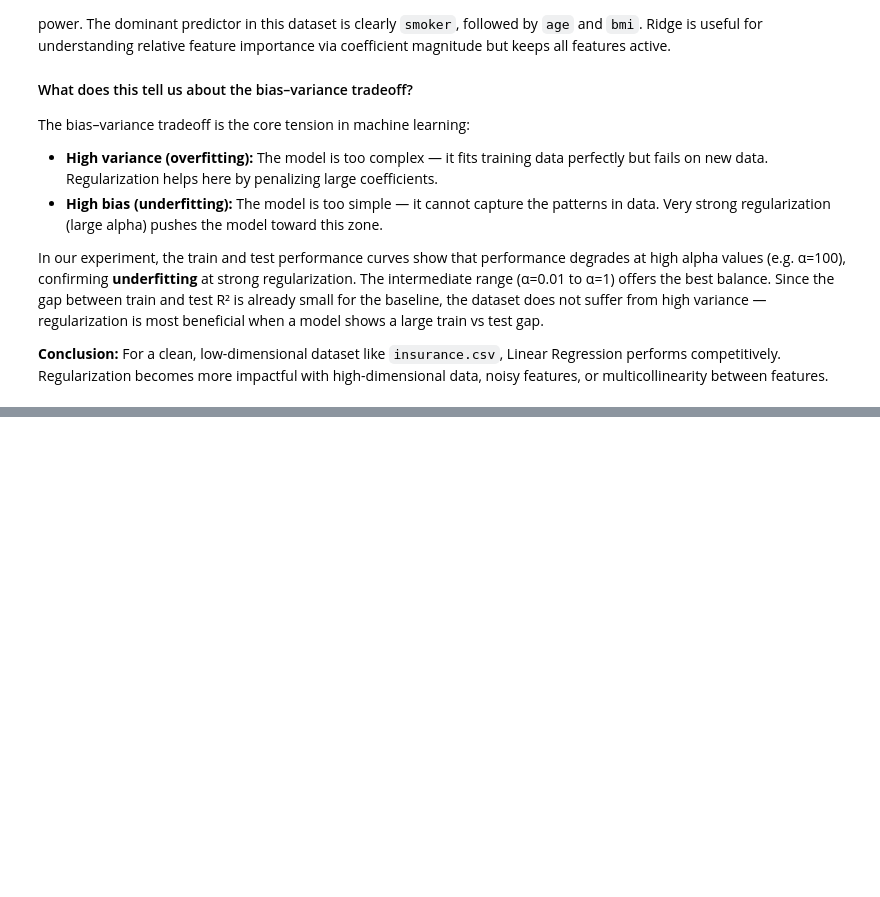
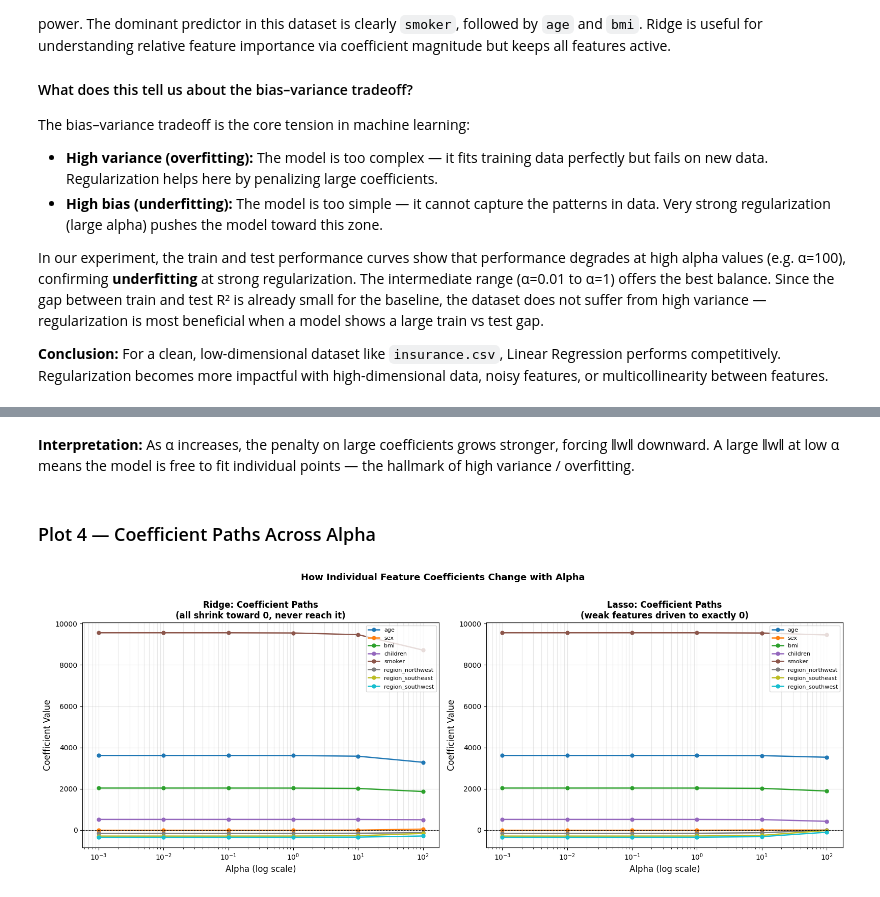
Before and after one commit to AmritaPudasaini/DCS404-Python-Programming-, a Jupyter notebook: week3lab.ipynb, the cells around one changed output, grey strips where cells are left out. Drawn from its saved outputs; the diff is of its cells as text; code cells hidden in the pictures; blank space fills up the shorter version.

```diff
--- a/week3lab.ipynb
+++ b/week3lab.ipynb
@@ -516,0 +961,36 @@ In our experiment, the train and test performance curves show that performance d
+# %% [markdown]
+**Interpretation:** As α increases, the penalty on large coefficients grows stronger, forcing ‖w‖ downward. A large ‖w‖ at low α means the model is free to fit individual points — the hallmark of high variance / overfitting.
+# %% [markdown]
+### Plot 4 — Coefficient Paths Across Alpha
+# %%
+colors = plt.cm.tab10(np.linspace(0, 1, len(feature_names)))
+fig, axes = plt.subplots(1, 2, figsize=(16, 6))
+
+# Ridge paths
+for i, name in enumerate(feature_names):
+    path = [coef[i] for coef in ridge_coef_matrix]
+    axes[0].semilogx(alphas, path, 'o-', color=colors[i], label=name, lw=1.8, ms=5)
+axes[0].axhline(0, color='black', lw=0.8, ls='--')
+axes[0].set_xlabel('Alpha (log scale)', fontsize=12)
+axes[0].set_ylabel('Coefficient Value', fontsize=12)
+axes[0].set_title('Ridge: Coefficient Paths\n(all shrink toward 0, never reach it)', fontweight='bold')
+axes[0].legend(fontsize=8, loc='upper right')
+axes[0].grid(True, which='both', alpha=0.3)
+
+# Lasso paths
+for i, name in enumerate(feature_names):
+    path = [coef[i] for coef in lasso_coef_matrix]
+    axes[1].semilogx(alphas, path, 'o-', color=colors[i], label=name, lw=1.8, ms=5)
+axes[1].axhline(0, color='black', lw=0.8, ls='--')
+axes[1].set_xlabel('Alpha (log scale)', fontsize=12)
+axes[1].set_ylabel('Coefficient Value', fontsize=12)
+axes[1].set_title('Lasso: Coefficient Paths\n(weak features driven to exactly 0)', fontweight='bold')
+axes[1].legend(fontsize=8, loc='upper right')
+axes[1].grid(True, which='both', alpha=0.3)
+
+plt.suptitle('How Individual Feature Coefficients Change with Alpha',
+             fontsize=13, fontweight='bold', y=1.01)
+plt.tight_layout()
+plt.show()
+# %% [output]
+[figure, added]
```
Also changed, not shown: parts of 50 cells of this notebook, 2 other files.
